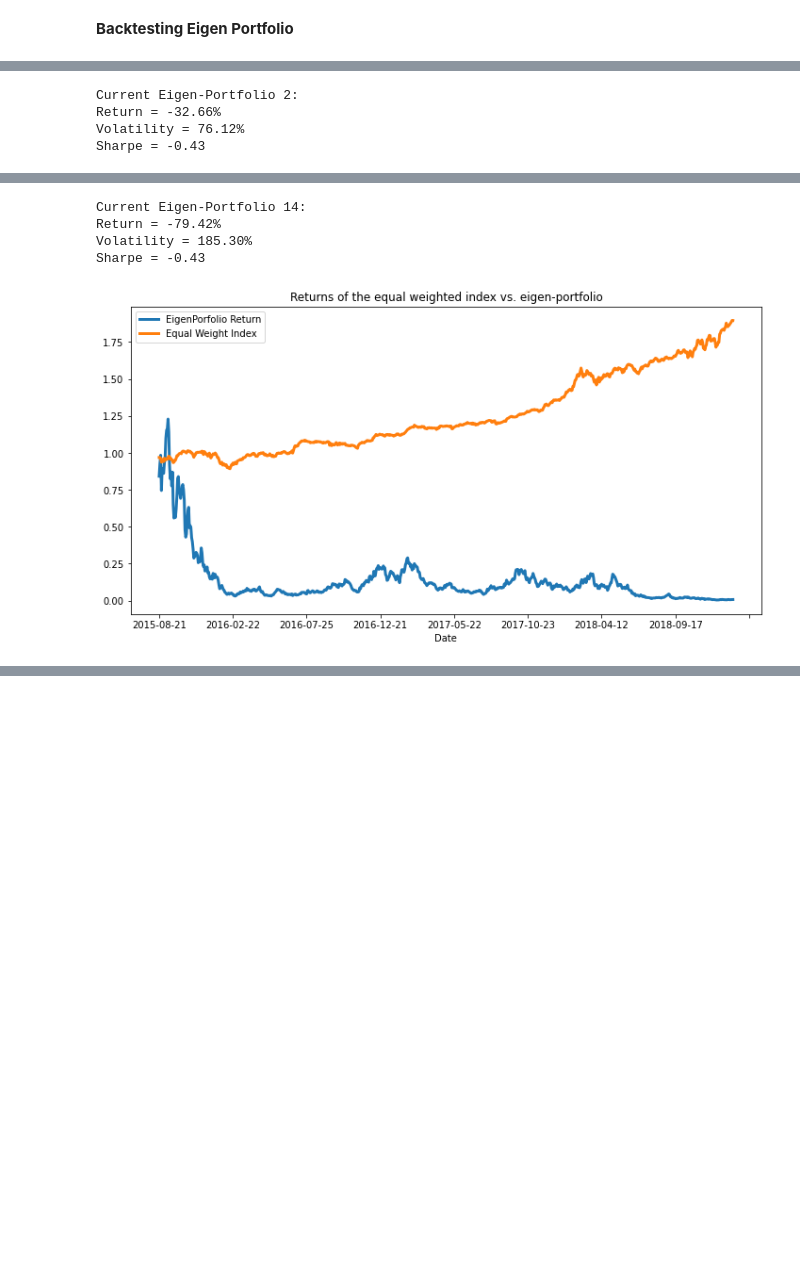
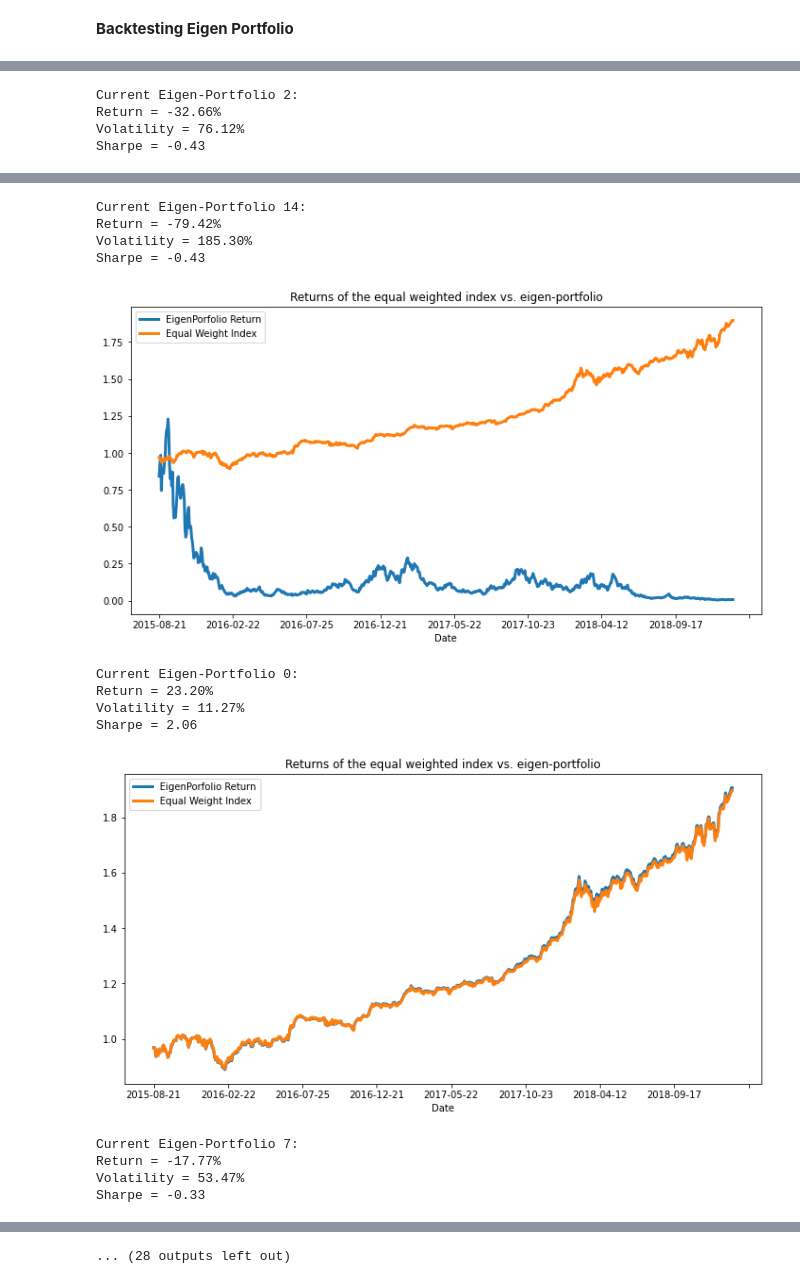
Before and after one commit to nixonwidjaja/ML-Finance, a Jupyter notebook: EigenPortfolio.ipynb, the cells around one changed output, grey strips where cells are left out. Cells and saved outputs as stored; diff of their text form; code cells hidden in the pictures; blank space fills up the shorter version.

Commit message:
add graphs

```diff
--- a/EigenPortfolio.ipynb
+++ b/EigenPortfolio.ipynb
@@ -389,34 +390,41 @@ def Backtest(eigen, num):
     eigen_portfolio_returns = pd.Series(eigen_prti_returns.squeeze(), index=X_test_raw.index)
     returns, vol, sharpe = sharpe_ratio(eigen_portfolio_returns)
     print('Current Eigen-Portfolio %d:\nReturn = %.2f%%\nVolatility = %.2f%%\nSharpe = %.2f' % (num, returns*100, vol*100, sharpe))
     equal_weight_return=(X_test_raw * (1/len(pca.components_))).sum(axis=1)
     df_plot = pd.DataFrame({'EigenPorfolio Return': eigen_portfolio_returns, 'Equal Weight Index': equal_weight_return}, index=X_test.index)
     np.cumprod(df_plot + 1).plot(title='Returns of the equal weighted index vs. eigen-portfolio' ,
                           figsize=(12,6), linewidth=3)
     plt.show()
 
-Backtest(weights[1], 1)
-Backtest(weights[5], 5)
-Backtest(weights[2], 2)
-Backtest(weights[14], 14)
+for i in [1,5,2,14,0,7,11,13,25,23,6,10,3,26,8,17,24,16,21,27]:
+    Backtest(weights[i], i)
 # %% [output]
 Current Eigen-Portfolio 1:
 Return = 99.80%
 Volatility = 58.34%
 Sharpe = 1.71
 [figure]
 Current Eigen-Portfolio 5:
 Return = 32.76%
 Volatility = 68.64%
 Sharpe = 0.48
 [figure]
 Current Eigen-Portfolio 2:
 Return = -32.66%
 Volatility = 76.12%
 Sharpe = -0.43
 [figure]
 Current Eigen-Portfolio 14:
 Return = -79.42%
 Volatility = 185.30%
 Sharpe = -0.43
 [figure]
+Current Eigen-Portfolio 0:
+Return = 23.20%
+Volatility = 11.27%
+Sharpe = 2.06
+[figure, added]
+Current Eigen-Portfolio 7:
+Return = -17.77%
+Volatility = 53.47%
+Sharpe = -0.33
@@ -422,0 +432 @@ Sharpe = -0.43
+... (28 outputs left out)
```
Also changed, not shown: parts of 3 cells of this notebook.
